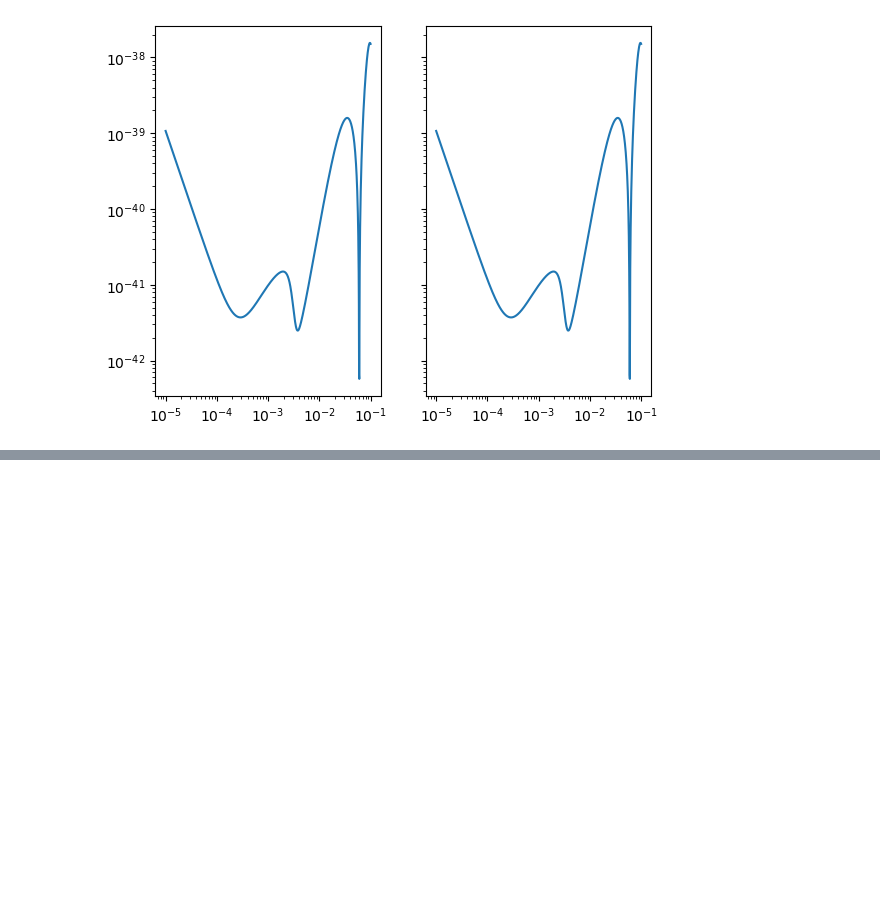
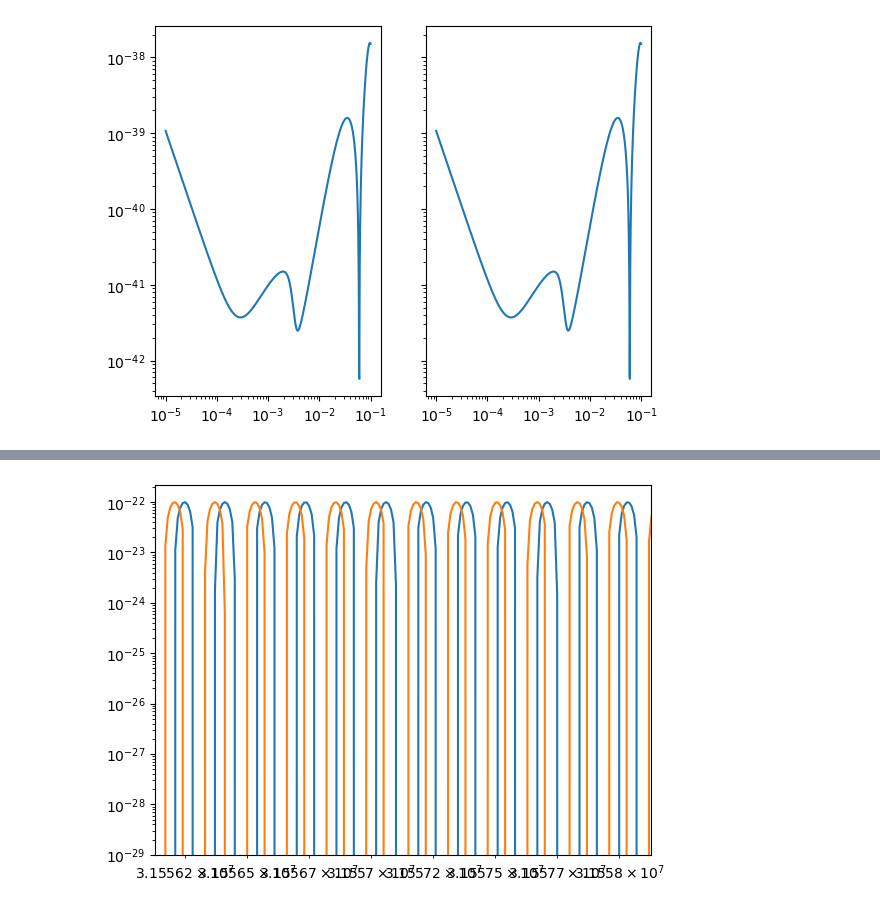
Before and after one commit to Thirtha17/SMBH-Merger-SNR-calculation-with-LISA, a Jupyter notebook: EmriWaveForm.ipynb, the cells around one changed output, grey strips where cells are left out. Cells and saved outputs as stored; diff of their text form; code cells hidden in the pictures; blank space fills up the shorter version.

```diff
--- a/EmriWaveForm.ipynb
+++ b/EmriWaveForm.ipynb
@@ -172,0 +192,7 @@ ax[0].legend()
+# %%
+plt.loglog(t, h1, label="h1")
+plt.loglog(t, h2, label="h2")
+plt.xlim(t[-1] - 2000.0, t[-1])
+plt.show()
+# %% [output]
+[figure, added]
```
Also changed, not shown: parts of 30 cells of this notebook.
